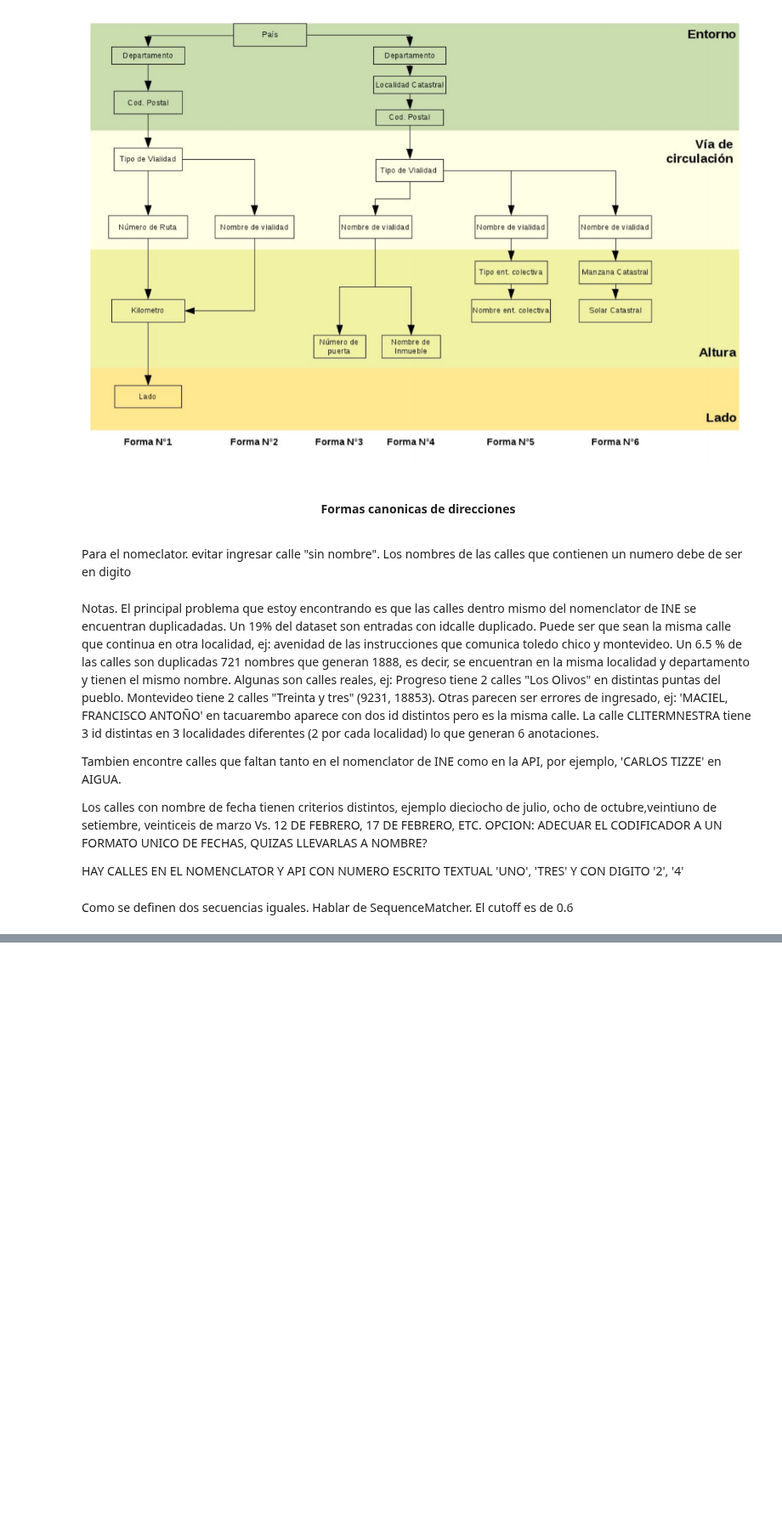
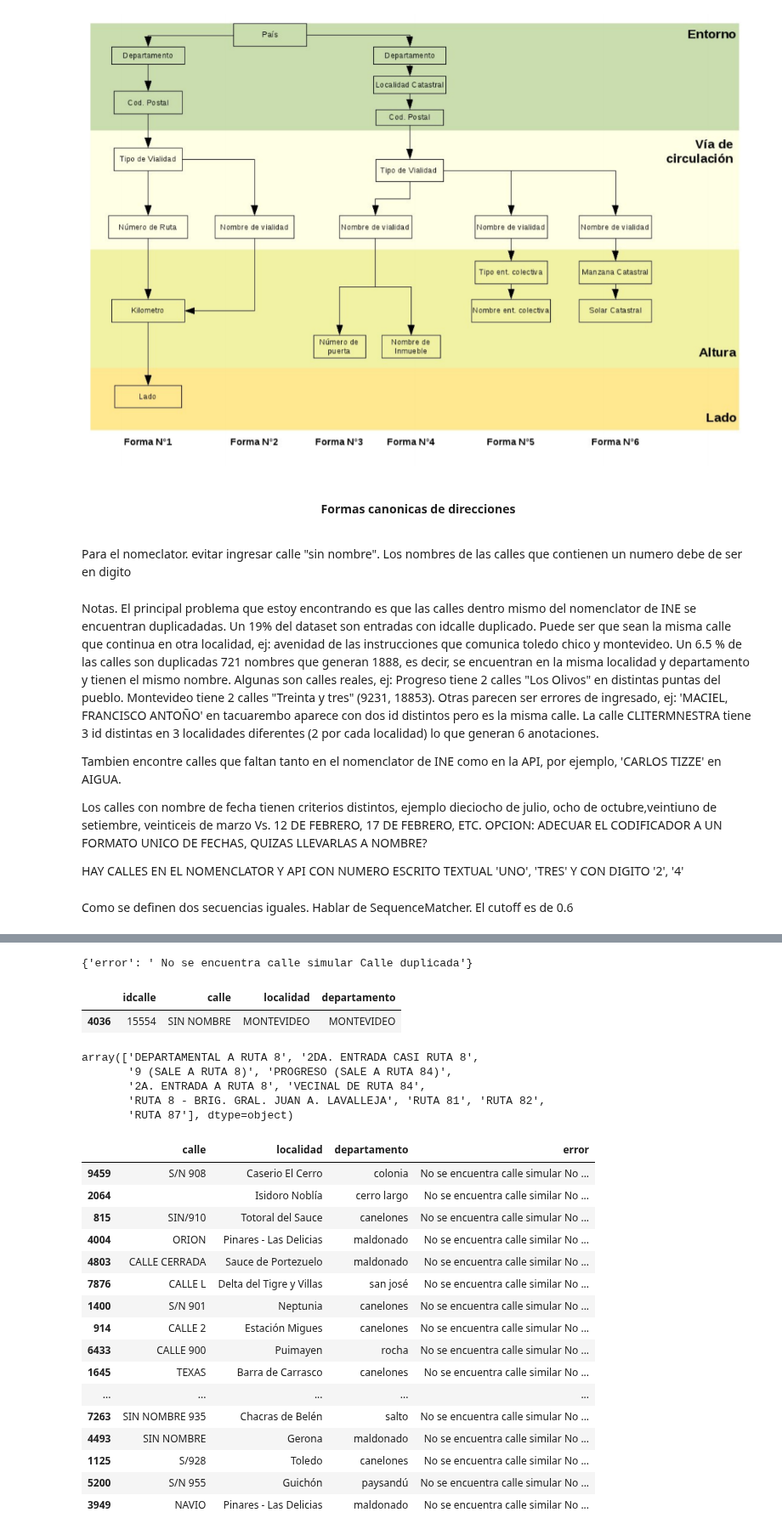
Before and after one commit to Casimistico/street_codification, a Jupyter notebook: Exploracion preliminar.ipynb, the cells around one changed output, grey strips where cells are left out. Shown at 85% size. Saved outputs shown, nothing was run; the diff lists cells and outputs as text; code cells hidden in the pictures; blank space fills up the shorter version.

Commit message:
Recheckeo de base de INE, mejora de funcionalidad para rescatar errores de la misma, como por ejemplo, la presencia de Calle en el nombre de la víabilidad

```diff
--- a/Exploracion preliminar.ipynb
+++ b/Exploracion preliminar.ipynb
@@ -400,7 +391,7 @@ def search_from_frame(street,loc,dep,df):
     except:
         return {'error':'No se encuentra departamento en el frame'}
     try:
-        suggested_loc = get_close_matches(loc,df[df['departamento']==suggested_dep]['localidad'].unique(),n=14,cutoff=0.6)[0]
+        suggested_loc = get_close_matches(loc,df[df['departamento']==suggested_dep]['localidad'].unique(),n=14,cutoff=0.8)[0]
 
     except Exception as e:
         return {'error':'No encuentro localidad en el nomenclator'}
@@ -410,12 +401,17 @@ def search_from_frame(street,loc,dep,df):
         try: #Si la distancia de edición no funciona cuento cuantas veces aparecen los nombres de las palabras dentro de la calle en los candidatos. Quien tiene más palabras gana
             candidates = df[(df['departamento']==suggested_dep)&(df['localidad']==suggested_loc)]['calle'].unique()
             word_counts = [count_matches(street,candidate) for candidate in candidates]
+            if sum(word_counts) == 0:
+                return {'error': 'No se encuentran los datos ingresados'}
             suggested_street = candidates[np.argmax(word_counts)]
         except:
             return {'error': 'No se encuentran los datos ingresados'}
 
     try:
         _ , idloc = sugerir_localidad(suggested_loc,suggested_dep,limit=10)
+        if len(df[(df['departamento']==suggested_dep)&(df['calle']==suggested_street)&(df['localidad']==suggested_loc)]['idcalle']) > 1:
+            return {'error':'Calle duplicada'}
+
         result = ({'calle':suggested_street , #Solo se informa el primero
                    'numero': number,
                    'id': int(df[(df['departamento']==suggested_dep)&(df['calle']==suggested_street)&(df['localidad']==suggested_loc)]['idcalle']),
@@ -486,5 +503,19 @@ def search_street(street,loc,dep,df):
+# %%
+def search_street(street,loc,dep,df):
+    result = get_data_IDE(street,loc,dep,df)
+    special_streets = [("S/N","SIN NOMBRE"),("SN","SIN NOMBRE"),("CALLE","")] #Las calles especiales y sus correspondientes normalizaciones
+    if 'error' in result.keys():
+        for special in special_streets:
+            if special[0] in street.upper():
+                street = street.upper().replace(special[0],special[1])
+                result = get_data_IDE(street,loc,dep,df)
+                if 'error' not in result.keys():
+                    break
+    return result
+    ### Reemplaza numeros de fechas letra a alfanumerico.
+    # Esto va fuera de process_street debido a que algunas fechas en la base tienen numero en digito y otros en alfanumerico
 # %%
-calle = "Salto 1500"
+calle = "TATA"
 localidad = "montevideo ,montevideo"
 departamento = ""
 search_street(calle, localidad, departamento,codificador)
@@ -510,14 +541,13 @@ def check_results_from_dataframe(columna_calle,columna_localidad,columna_departa
     dep_error = []
     loc_error = []
     calle_error = []
+    error = []
     start = datetime.now()
     counter = 0
     df_append = pd.DataFrame()
     for index, row in frame.iterrows():
         counter += 1
-        if not start_index:
-            start_index = index
-        if index%1000 == 0:
+        if counter%1000 == 0:
             #d = {'calle':calle_error, 'localidad':loc_error,'departamento':dep_error}
             #inter = pd.DataFrame(data = d)
             #df_append.append(inter)
@@ -530,11 +560,12 @@ def check_results_from_dataframe(columna_calle,columna_localidad,columna_departa
         else:
             departamento = ""
         result = search_street(calle,localidad,departamento,referencia)
-        if not result:
+        if 'error' in result.keys():
             dep_error.append(departamento)
             loc_error.append(localidad)
             calle_error.append(calle)
-    d = {'calle':calle_error, 'localidad':loc_error,'departamento':dep_error}
+            error.append(result.get('error'))
+    d = {'calle':calle_error, 'localidad':loc_error,'departamento':dep_error,'error':error}
     inter = pd.DataFrame(data = d)
     df_append = df_append.append(inter)
     return df_append
@@ -724,0 +730,20 @@ No encuentro la localidad
+# %%
+search_street('RUTA 8 VIEJA',"PANDO",'CANELONES',codificador)
+# %% [output]
+{'error': ' No se encuentra calle simular Calle duplicada'}
+# %%
+LOCALIDAD = "montevideo".upper()
+DEPARTAMENTO = "montevideo".upper()
+street = "SIN NOMBRE"
+codificador[(codificador['localidad']==LOCALIDAD)&(codificador['departamento']==DEPARTAMENTO)&(codificador['calle']==street)]
+# %% [output]
+|  | idcalle | calle | localidad | departamento |
+| 4036 | 15554 | SIN NOMBRE | MONTEVIDEO | MONTEVIDEO |
+# %%
+codificador[codificador.calle.str.contains("RUTA 8")].calle.unique()
+# %% [output]
+array(['DEPARTAMENTAL A RUTA 8', '2DA. ENTRADA CASI RUTA 8',
+       '9 (SALE A RUTA 8)', 'PROGRESO (SALE A RUTA 84)',
+       '2A. ENTRADA A RUTA 8', 'VECINAL DE RUTA 84',
+       'RUTA 8 - BRIG. GRAL. JUAN A. LAVALLEJA', 'RUTA 81', 'RUTA 82',
+       'RUTA 87'], dtype=object)
@@ -724,0 +752,20 @@ No encuentro la localidad
+# %%
+errores_recheckeo.sample(20)
+# %% [output]
+|  | calle | localidad | departamento | error |
+| 9459 | S/N 908 | Caserio El Cerro | colonia | No se encuentra calle simular No ... |
+| 2064 |  | Isidoro Noblía | cerro largo | No se encuentra calle similar No ... |
+| 815 | SIN/910 | Totoral del Sauce | canelones | No se encuentra calle simular No ... |
+| 4004 | ORION | Pinares - Las Delicias | maldonado | No se encuentra calle similar No ... |
+| 4803 | CALLE CERRADA | Sauce de Portezuelo | maldonado | No se encuentra calle similar No ... |
+| 7876 | CALLE L | Delta del Tigre y Villas | san josé | No se encuentra calle similar No ... |
+| 1400 | S/N 901 | Neptunia | canelones | No se encuentra calle simular No ... |
+| 914 | CALLE 2 | Estación Migues | canelones | No se encuentra calle simular No ... |
+| 6433 | CALLE 900 | Puimayen | rocha | No se encuentra calle simular No ... |
+| 1645 | TEXAS | Barra de Carrasco | canelones | No se encuentra calle similar No ... |
+| ... | ... | ... | ... | ... |
+| 7263 | SIN NOMBRE 935 | Chacras de Belén | salto | No se encuentra calle simular No ... |
+| 4493 | SIN NOMBRE | Gerona | maldonado | No se encuentra calle similar No ... |
+| 1125 | S/928 | Toledo | canelones | No se encuentra calle similar No ... |
+| 5200 | S/N 955 | Guichón | paysandú | No se encuentra calle simular No ... |
+| 3949 | NAVIO | Pinares - Las Delicias | maldonado | No se encuentra calle similar No ... |
```
Also changed, not shown: parts of 13 cells of this notebook.
